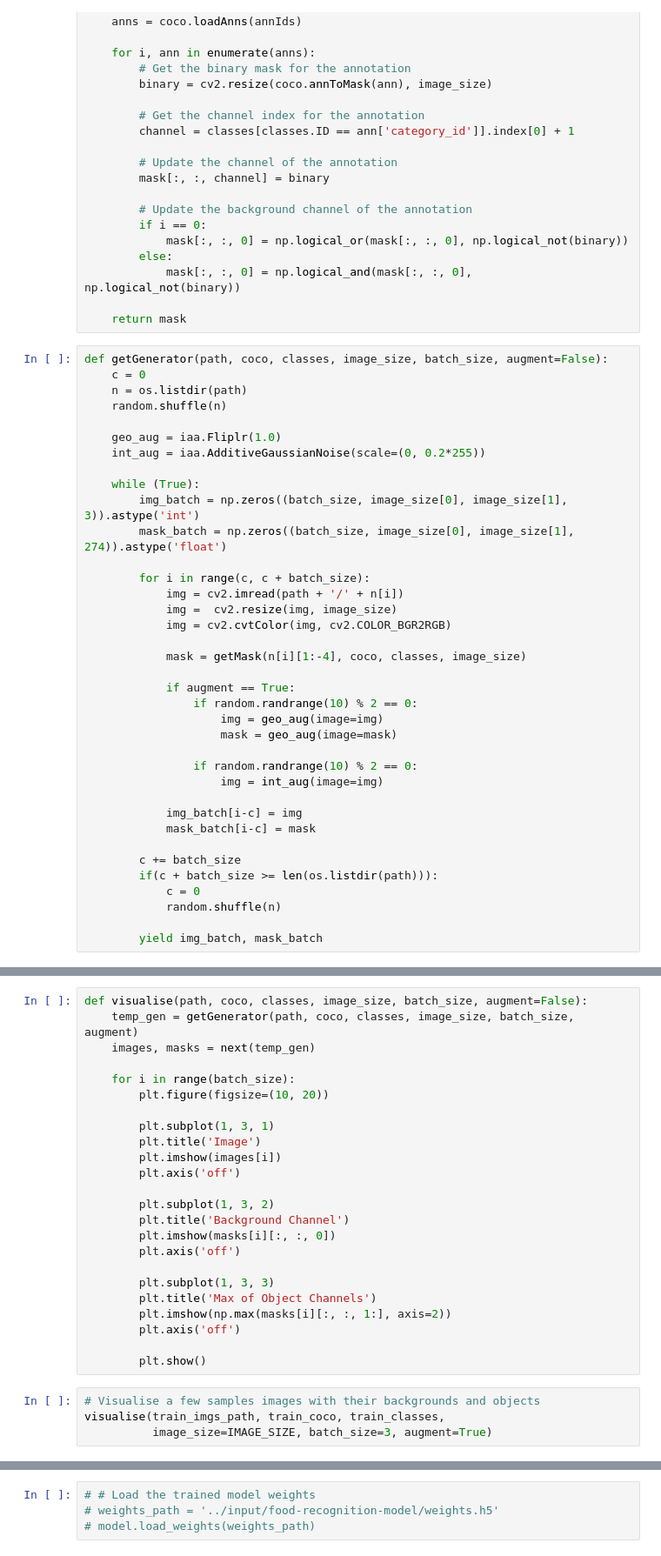
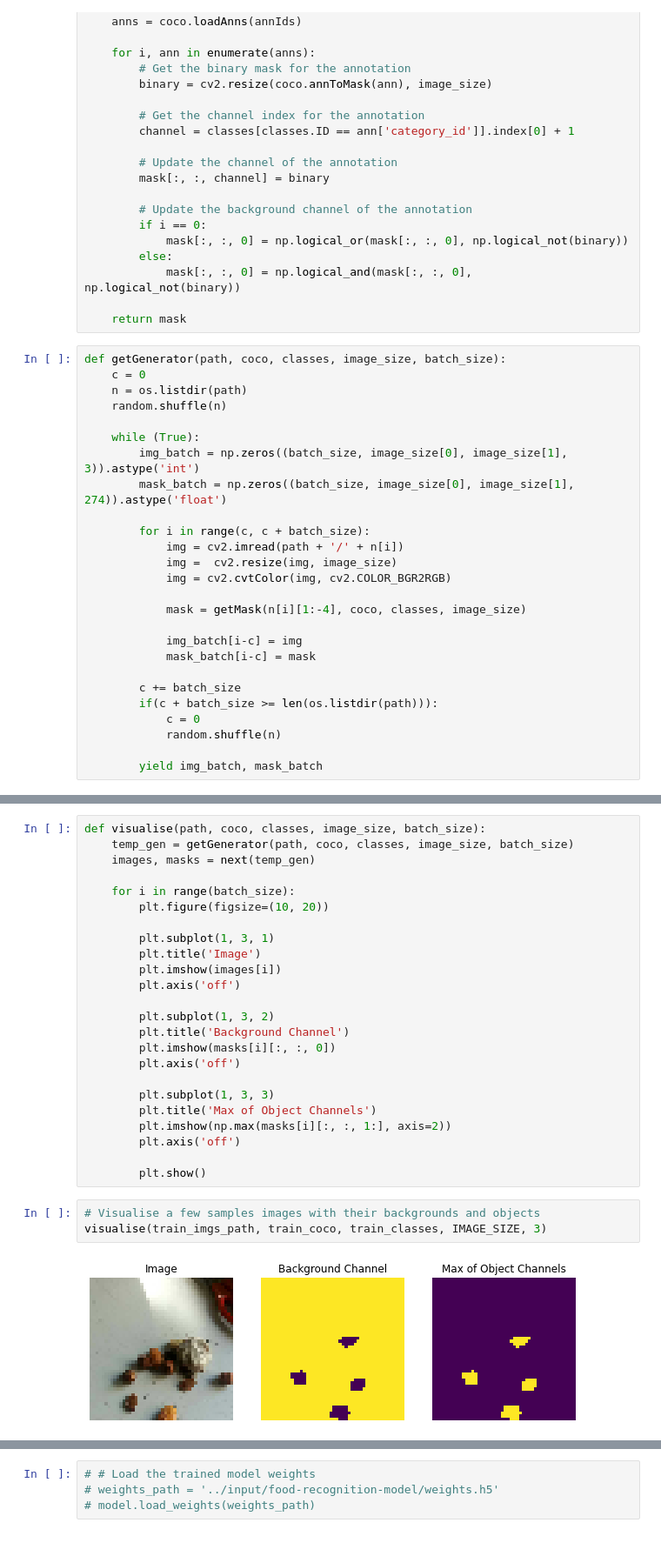
Before and after one commit to lucamarini22/food-recognition-challenge, a Jupyter notebook: food-recognition-challenge.ipynb, the cells around one changed output, grey strips where cells are left out. Shown at 87% size. Cells and saved outputs as stored; diff of their text form.

```diff
--- a/food-recognition-challenge.ipynb
+++ b/food-recognition-challenge.ipynb
@@ -80,13 +112,10 @@ def getMask(image_id, coco, classes, image_size):
 
     return mask
 # %%
-def getGenerator(path, coco, classes, image_size, batch_size, augment=False):
+def getGenerator(path, coco, classes, image_size, batch_size):
     c = 0
     n = os.listdir(path)
     random.shuffle(n)
-
-    geo_aug = iaa.Fliplr(1.0)
-    int_aug = iaa.AdditiveGaussianNoise(scale=(0, 0.2*255))
 
     while (True):
         img_batch = np.zeros((batch_size, image_size[0], image_size[1], 3)).astype('int')
@@ -99,14 +128,6 @@ def getGenerator(path, coco, classes, image_size, batch_size, augment=False):
 
             mask = getMask(n[i][1:-4], coco, classes, image_size)
 
-            if augment == True:
-                if random.randrange(10) % 2 == 0:
-                    img = geo_aug(image=img)
-                    mask = geo_aug(image=mask)
-
-                if random.randrange(10) % 2 == 0:
-                    img = int_aug(image=img)
-
             img_batch[i-c] = img
             mask_batch[i-c] = mask
 
@@ -138,6 +163,6 @@ print('Number of test images: {}'.format(test_length))
 # %%
-def visualise(path, coco, classes, image_size, batch_size, augment=False):
-    temp_gen = getGenerator(path, coco, classes, image_size, batch_size, augment)
+def visualise(path, coco, classes, image_size, batch_size):
+    temp_gen = getGenerator(path, coco, classes, image_size, batch_size)
     images, masks = next(temp_gen)
 
     for i in range(batch_size):
@@ -161,5 +186,6 @@ def visualise(path, coco, classes, image_size, batch_size, augment=False):
         plt.show()
 # %%
 # Visualise a few samples images with their backgrounds and objects
-visualise(train_imgs_path, train_coco, train_classes,
-          image_size=IMAGE_SIZE, batch_size=3, augment=True)
+visualise(train_imgs_path, train_coco, train_classes, IMAGE_SIZE, 3)
+# %% [output]
+[figure, added]
```
Also changed, not shown: parts of 11 cells of this notebook.
